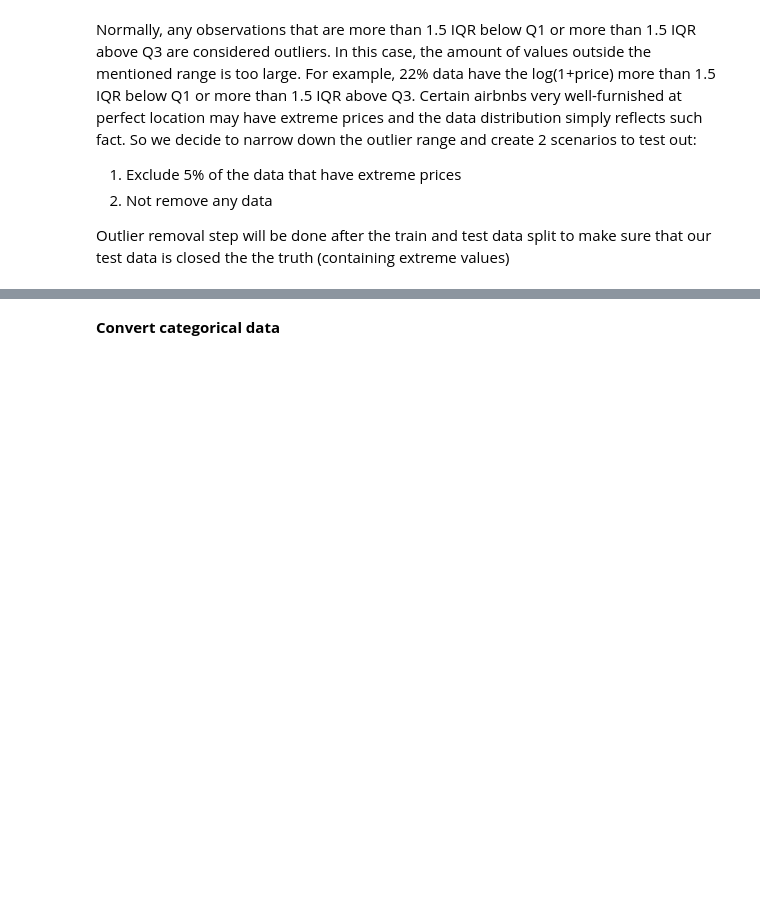
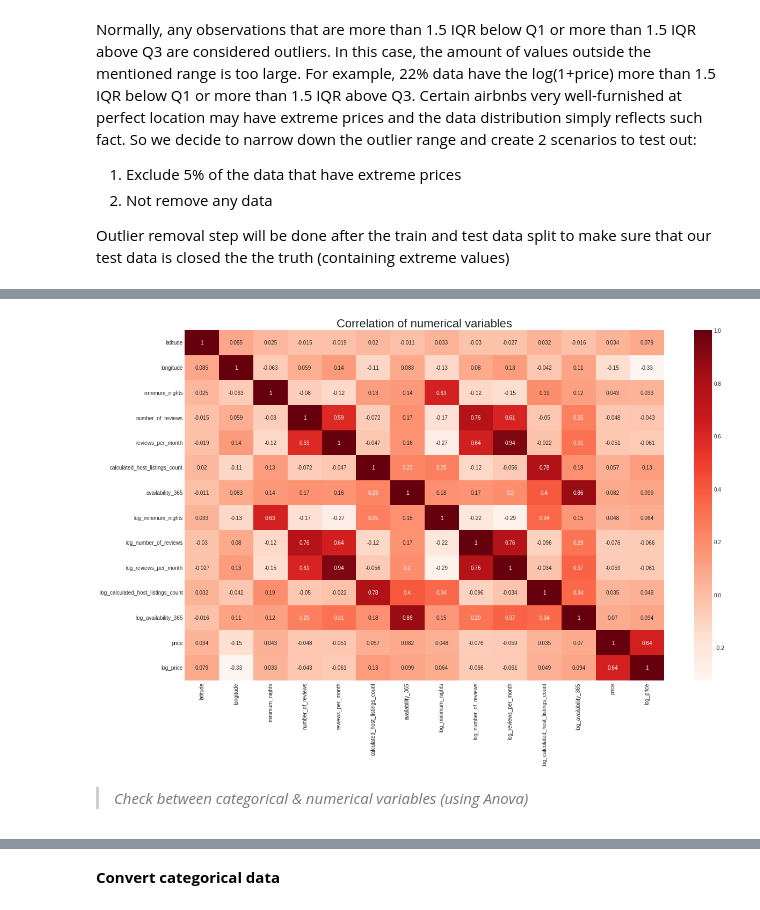
Before and after one commit to nguyen-nhat-mai/ensemble_project, a Jupyter notebook: Airbnb_Price_Prediction.ipynb, the cells around one changed output, grey strips where cells are left out. Drawn from its saved outputs; the diff is of its cells as text; code cells hidden in the pictures; blank space fills up the shorter version.

```diff
--- a/Airbnb_Price_Prediction.ipynb
+++ b/Airbnb_Price_Prediction.ipynb
@@ -470,0 +457,8 @@ Outlier removal step will be done after the train and test data split to make su
+# %%
+num_var = ['latitude','longitude','minimum_nights','number_of_reviews','reviews_per_month','calculated_host_listings_count','availability_365',
+           'log_minimum_nights','log_number_of_reviews','log_reviews_per_month','log_calculated_host_listings_count','log_availability_365']
+
+target_var = ['price','log_price']
+# %%
+corr_df = df[num_var+target_var].corr()
+corr_df.style.background_gradient(cmap='coolwarm')
@@ -470,0 +481,11 @@ Outlier removal step will be done after the train and test data split to make su
+# %%
+plt.figure(figsize=(20,12))
+sns.heatmap(corr_df, annot=True, cmap=plt.cm.Reds)
+plt.title("Correlation of numerical variables", fontsize = 22)
+plt.show()
+# %% [output]
+[figure, added]
+# %% [markdown]
+
+
+> *Check between categorical & numerical variables (using Anova)*
```
Also changed, not shown: parts of 31 cells of this notebook.
